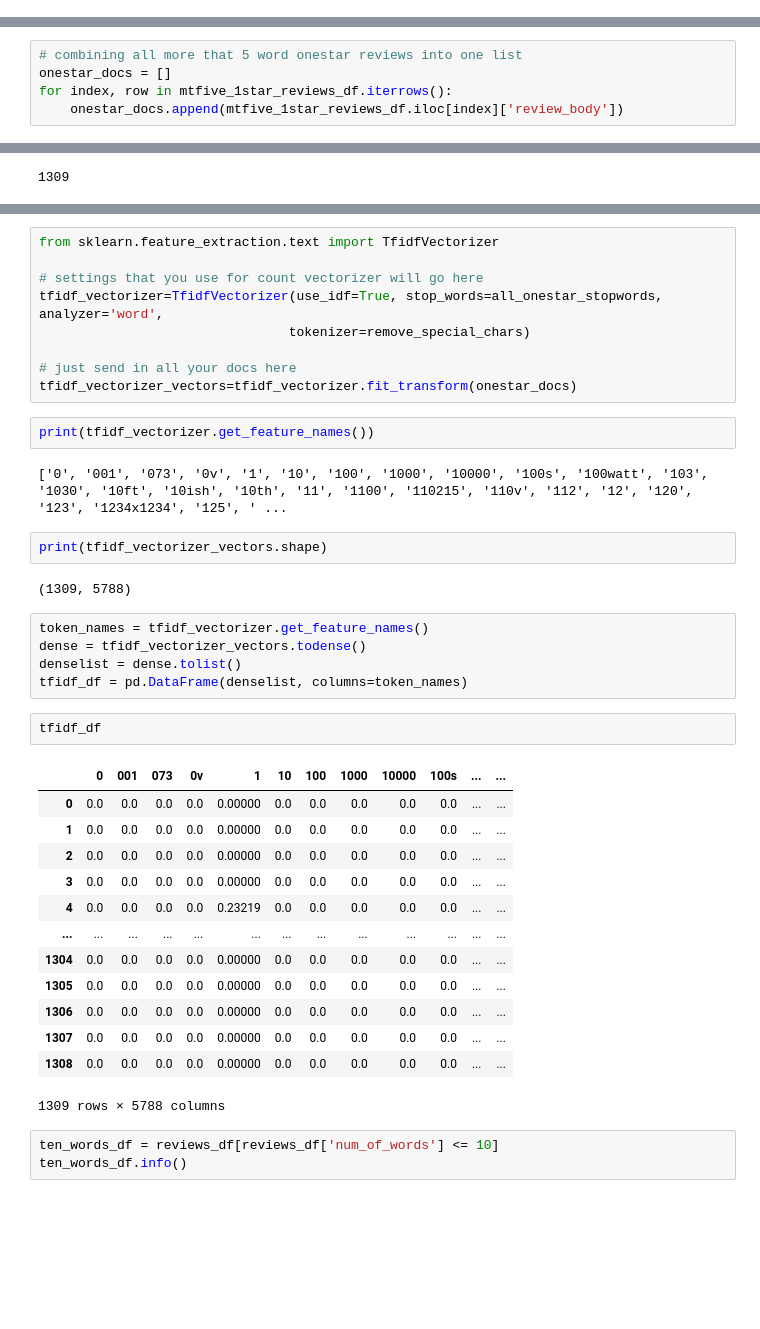
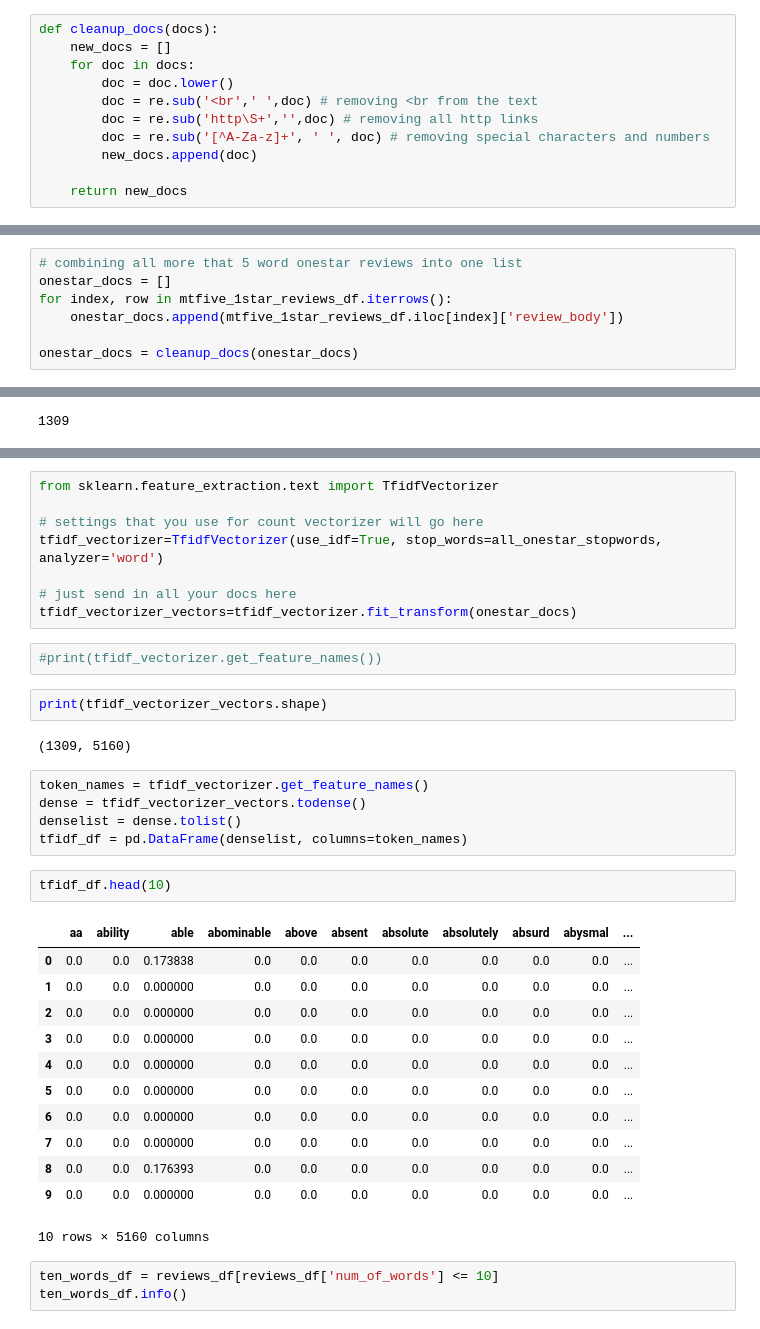
Before and after one commit to wiredmerlin/predicting_star_ratings, a Jupyter notebook: project02.ipynb, the cells around one changed output, grey strips where cells are left out. Drawn from its saved outputs; the diff is of its cells as text; blank space fills up the shorter version.

Commit message:
update doc cleanup

```diff
--- a/project02.ipynb
+++ b/project02.ipynb
@@ -64,6 +64,17 @@ def remove_special_chars(data):
     cleaned_list = list(filter(None, cleaned_list)) #remove Null values
 
     return cleaned_list
+# %%
+def cleanup_docs(docs):
+    new_docs = []
+    for doc in docs:
+        doc = doc.lower()
+        doc = re.sub('<br',' ',doc) # removing <br from the text
+        doc = re.sub('http\S+','',doc) # removing all http links
+        doc = re.sub('[^A-Za-z]+', ' ', doc) # removing special characters and numbers
+        new_docs.append(doc)
+
+    return new_docs
 # %%
 # returns a dictionary with the word and number of occurances
 def get_uniq_words(data):
@@ -583,6 +594,8 @@ print(doc_c)
 onestar_docs = []
 for index, row in mtfive_1star_reviews_df.iterrows():
     onestar_docs.append(mtfive_1star_reviews_df.iloc[index]['review_body'])
+
+onestar_docs = cleanup_docs(onestar_docs)
 # %%
 print(len(onestar_docs))
 # %% [output]
@@ -595,40 +629,36 @@ print(onestar_docs[:10])
 from sklearn.feature_extraction.text import TfidfVectorizer
 
 # settings that you use for count vectorizer will go here
-tfidf_vectorizer=TfidfVectorizer(use_idf=True, stop_words=all_onestar_stopwords, analyzer='word',
-                                tokenizer=remove_special_chars)
+tfidf_vectorizer=TfidfVectorizer(use_idf=True, stop_words=all_onestar_stopwords, analyzer='word')
 
 # just send in all your docs here
 tfidf_vectorizer_vectors=tfidf_vectorizer.fit_transform(onestar_docs)
 # %%
-print(tfidf_vectorizer.get_feature_names())
+#print(tfidf_vectorizer.get_feature_names())
-# %% [output]
-['0', '001', '073', '0v', '1', '10', '100', '1000', '10000', '100s', '100watt', '103', '1030', '10ft', '10ish', '10th', '11', '1100', '110215', '110v', '112', '12', '120', '123', '1234x1234', '125', ' ...
 # %%
 print(tfidf_vectorizer_vectors.shape)
 # %% [output]
-(1309, 5788)
+(1309, 5160)
 # %%
 token_names = tfidf_vectorizer.get_feature_names()
 dense = tfidf_vectorizer_vectors.todense()
 denselist = dense.tolist()
 tfidf_df = pd.DataFrame(denselist, columns=token_names)
 # %%
-tfidf_df
+tfidf_df.head(10)
 # %% [output]
-|  | 0 | 001 | 073 | 0v | 1 | 10 | 100 | 1000 | 10000 | 100s | ... | ... |
-| 0 | 0.0 | 0.0 | 0.0 | 0.0 | 0.00000 | 0.0 | 0.0 | 0.0 | 0.0 | 0.0 | ... | ... |
-| 1 | 0.0 | 0.0 | 0.0 | 0.0 | 0.00000 | 0.0 | 0.0 | 0.0 | 0.0 | 0.0 | ... | ... |
-| 2 | 0.0 | 0.0 | 0.0 | 0.0 | 0.00000 | 0.0 | 0.0 | 0.0 | 0.0 | 0.0 | ... | ... |
-| 3 | 0.0 | 0.0 | 0.0 | 0.0 | 0.00000 | 0.0 | 0.0 | 0.0 | 0.0 | 0.0 | ... | ... |
-| 4 | 0.0 | 0.0 | 0.0 | 0.0 | 0.23219 | 0.0 | 0.0 | 0.0 | 0.0 | 0.0 | ... | ... |
-| ... | ... | ... | ... | ... | ... | ... | ... | ... | ... | ... | ... | ... |
-| 1304 | 0.0 | 0.0 | 0.0 | 0.0 | 0.00000 | 0.0 | 0.0 | 0.0 | 0.0 | 0.0 | ... | ... |
-| 1305 | 0.0 | 0.0 | 0.0 | 0.0 | 0.00000 | 0.0 | 0.0 | 0.0 | 0.0 | 0.0 | ... | ... |
-| 1306 | 0.0 | 0.0 | 0.0 | 0.0 | 0.00000 | 0.0 | 0.0 | 0.0 | 0.0 | 0.0 | ... | ... |
-| 1307 | 0.0 | 0.0 | 0.0 | 0.0 | 0.00000 | 0.0 | 0.0 | 0.0 | 0.0 | 0.0 | ... | ... |
-| 1308 | 0.0 | 0.0 | 0.0 | 0.0 | 0.00000 | 0.0 | 0.0 | 0.0 | 0.0 | 0.0 | ... | ... |
+|  | aa | ability | able | abominable | above | absent | absolute | absolutely | absurd | abysmal | ... |
+| 0 | 0.0 | 0.0 | 0.173838 | 0.0 | 0.0 | 0.0 | 0.0 | 0.0 | 0.0 | 0.0 | ... |
+| 1 | 0.0 | 0.0 | 0.000000 | 0.0 | 0.0 | 0.0 | 0.0 | 0.0 | 0.0 | 0.0 | ... |
+| 2 | 0.0 | 0.0 | 0.000000 | 0.0 | 0.0 | 0.0 | 0.0 | 0.0 | 0.0 | 0.0 | ... |
+| 3 | 0.0 | 0.0 | 0.000000 | 0.0 | 0.0 | 0.0 | 0.0 | 0.0 | 0.0 | 0.0 | ... |
+| 4 | 0.0 | 0.0 | 0.000000 | 0.0 | 0.0 | 0.0 | 0.0 | 0.0 | 0.0 | 0.0 | ... |
+| 5 | 0.0 | 0.0 | 0.000000 | 0.0 | 0.0 | 0.0 | 0.0 | 0.0 | 0.0 | 0.0 | ... |
+| 6 | 0.0 | 0.0 | 0.000000 | 0.0 | 0.0 | 0.0 | 0.0 | 0.0 | 0.0 | 0.0 | ... |
+| 7 | 0.0 | 0.0 | 0.000000 | 0.0 | 0.0 | 0.0 | 0.0 | 0.0 | 0.0 | 0.0 | ... |
+| 8 | 0.0 | 0.0 | 0.176393 | 0.0 | 0.0 | 0.0 | 0.0 | 0.0 | 0.0 | 0.0 | ... |
+| 9 | 0.0 | 0.0 | 0.000000 | 0.0 | 0.0 | 0.0 | 0.0 | 0.0 | 0.0 | 0.0 | ... |
-1309 rows × 5788 columns
+10 rows × 5160 columns
 # %%
 ten_words_df = reviews_df[reviews_df['num_of_words'] <= 10]
 ten_words_df.info()
```
Also changed, not shown: parts of 6 cells of this notebook.
